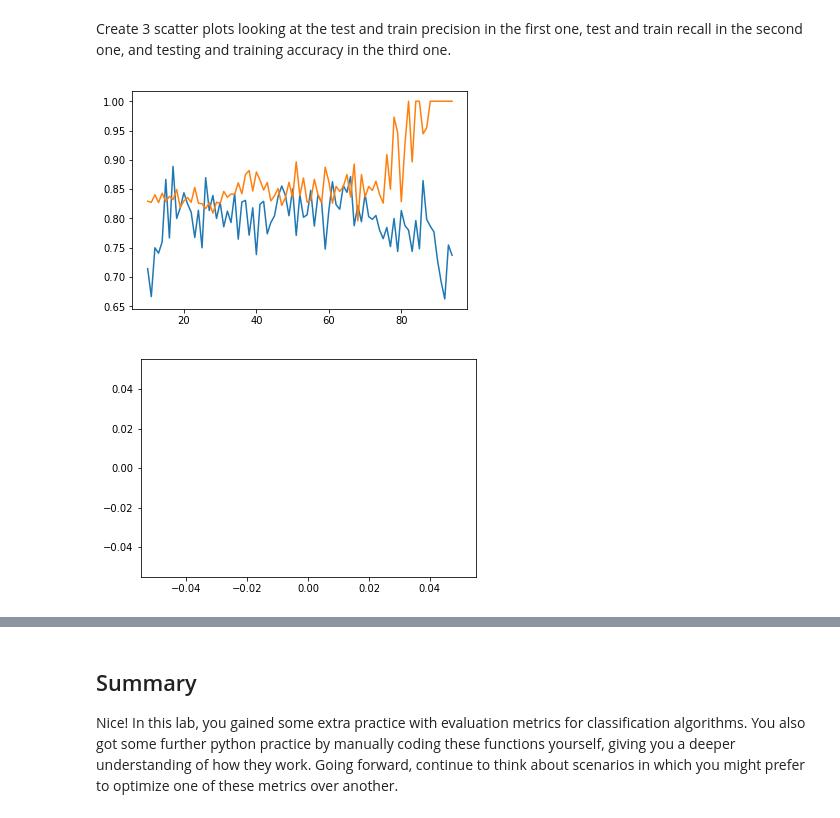
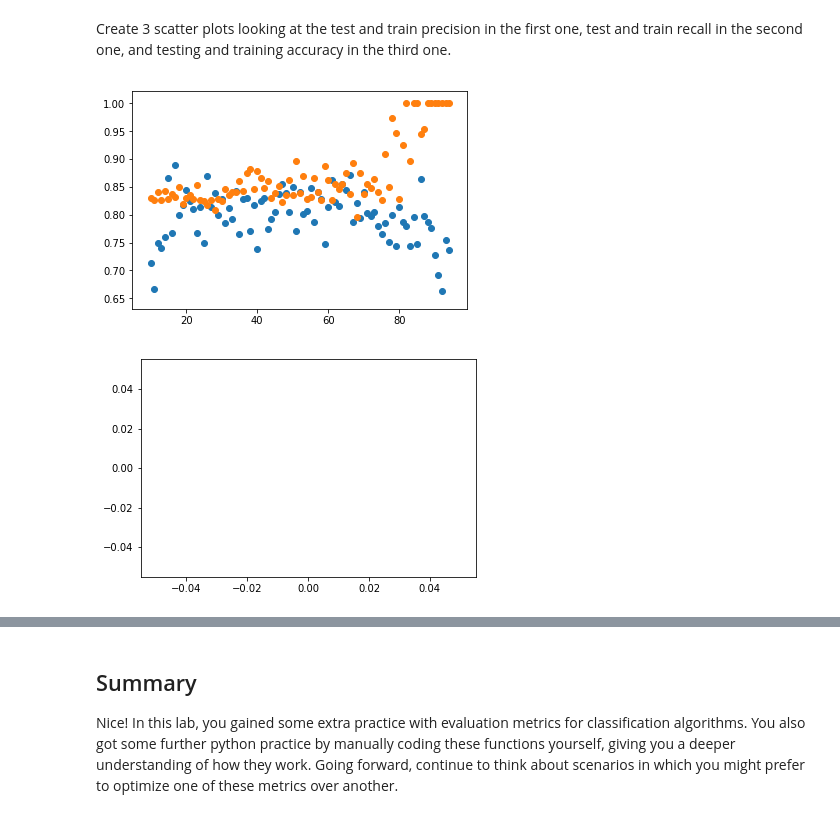
Before and after one commit to worldyne/dsc-3-29-06-evaluating-logistic-regression-models-lab-seattle-ds-career-040119, a Jupyter notebook: index.ipynb, the cells around one changed output, grey strips where cells are left out. Drawn from its saved outputs; the diff is of its cells as text; code cells hidden in the pictures.

```diff
--- a/index.ipynb
+++ b/index.ipynb
@@ -129,13 +129,10 @@ Create 3 scatter plots looking at the test and train precision in the first one,
 # %%
 # code for test and train precision
 plt.scatter(list(range(10,95)), testing_Precision)
-plt.(list(range(10,95)), training_Precision)
+plt.scatter(list(range(10,95)), training_Precision)
 plt.show()
-plt.plot(list(range(10, 95)), testing_Recall)
-plt.plot(list(range(10, 95)), training_Recall)
-plt.show()
 # %% [output]
-[figure, old version]
+[figure, new version]
 [figure]
 # %%
 # code for test and train recall
```
Also changed, not shown: parts of 1 cell of this notebook.
